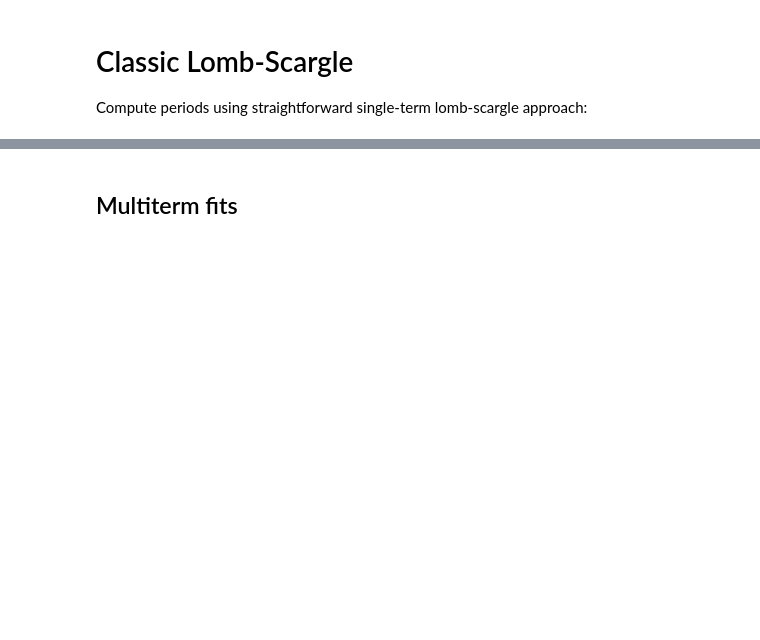
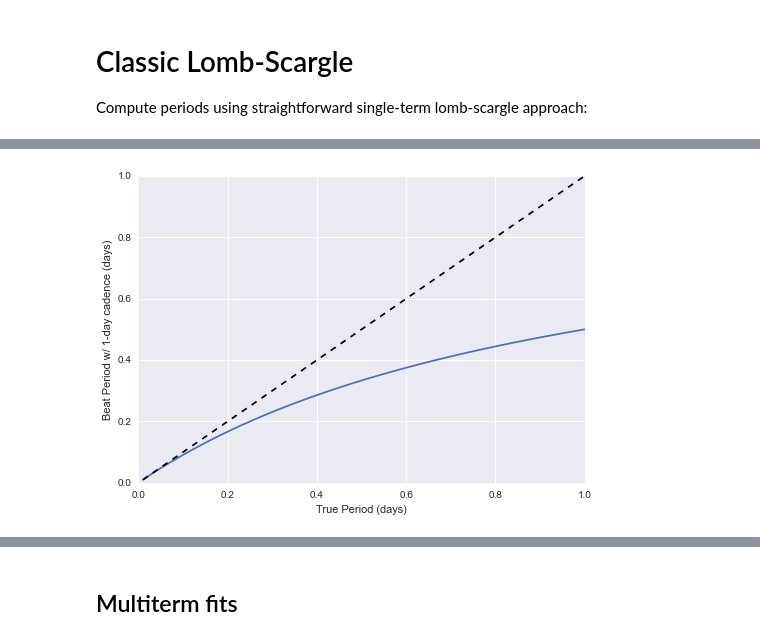
Before and after one commit to jakevdp/multiband_LS, a Jupyter notebook: ComparePeriods.ipynb, the cells around one changed output, grey strips where cells are left out. Saved outputs shown, nothing was run; the diff lists cells and outputs as text; code cells hidden in the pictures; blank space fills up the shorter version.

```diff
--- a/ComparePeriods.ipynb
+++ b/ComparePeriods.ipynb
@@ -89,0 +130,9 @@ Not quite sure what those alias-like features are: they're not actually integer
+# %%
+P = np.linspace(0.01, 1)
+P_beat = P / (1 + P)
+plt.plot(P, P_beat)
+plt.plot(P, P, '--k')
+plt.xlabel('True Period (days)')
+plt.ylabel('Beat Period w/ 1-day cadence (days)');
+# %% [output]
+[figure, added]
```
Also changed, not shown: parts of 25 cells of this notebook.
